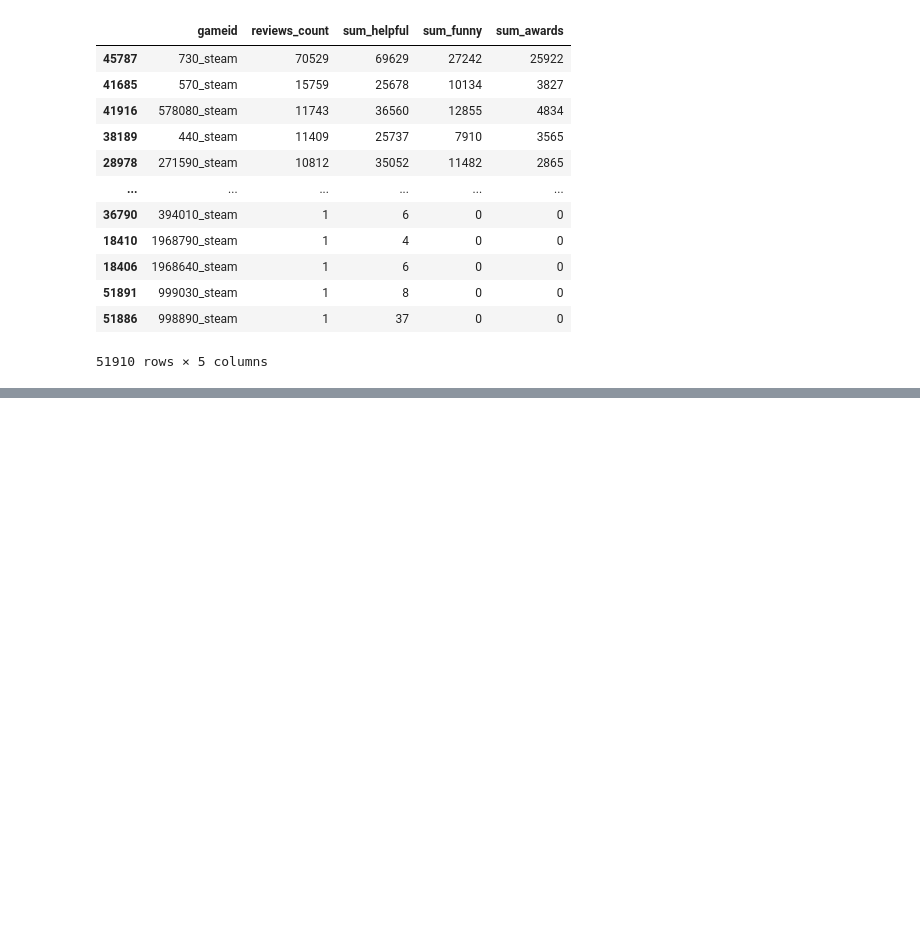
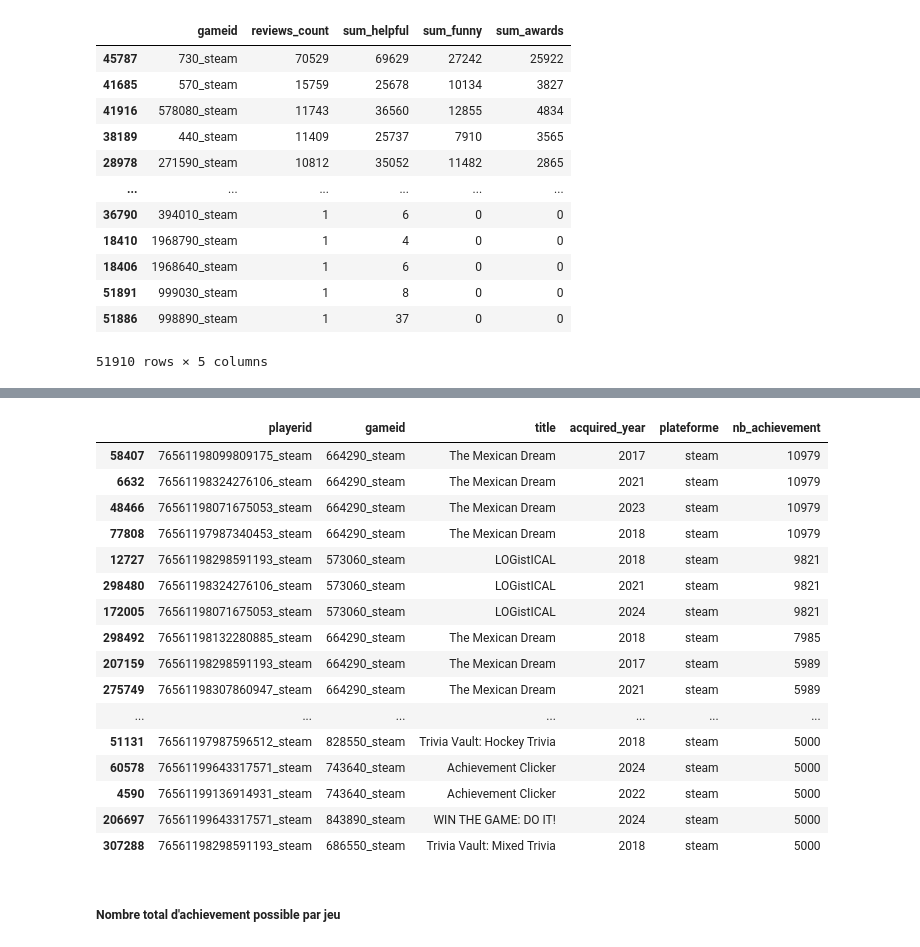
Before and after one commit to isanyams/projet-jeux-video, a Jupyter notebook: projet_jeux_videos_final.ipynb, the cells around one changed output, grey strips where cells are left out. Drawn from its saved outputs; the diff is of its cells as text; code cells hidden in the pictures; blank space fills up the shorter version.

```diff
--- a/projet_jeux_videos_final.ipynb
+++ b/projet_jeux_videos_final.ipynb
@@ -543,0 +746,35 @@ most_reviewed_games
+# %%
+#Nombre d'achievement par année, plateforme, joueur et jeu
+achievement_year_player_game_plateforme = pd.read_csv('achievement_year_player_game_plateforme.csv')
+achievement_year_player_game_plateforme.rename(columns=
+    {
+        'PLAYERID':'playerid',
+        'GAMEID':'gameid',
+        'ACQUIRED_YEAR':'acquired_year',
+        'TITLE':'title',
+        'PLATEFORME':'plateforme',
+        'NB_ACHIVEMENT':'nb_achievement'
+    },
+    inplace=True
+)
+achievement_year_player_game_plateforme.sort_values(by='nb_achievement', ascending=False).head(50)
+# %% [output]
+|  | playerid | gameid | title | acquired_year | plateforme | nb_achievement |
+| 58407 | 76561198099809175_steam | 664290_steam | The Mexican Dream | 2017 | steam | 10979 |
+| 6632 | 76561198324276106_steam | 664290_steam | The Mexican Dream | 2021 | steam | 10979 |
+| 48466 | 76561198071675053_steam | 664290_steam | The Mexican Dream | 2023 | steam | 10979 |
+| 77808 | 76561197987340453_steam | 664290_steam | The Mexican Dream | 2018 | steam | 10979 |
+| 12727 | 76561198298591193_steam | 573060_steam | LOGistICAL | 2018 | steam | 9821 |
+| 298480 | 76561198324276106_steam | 573060_steam | LOGistICAL | 2021 | steam | 9821 |
+| 172005 | 76561198071675053_steam | 573060_steam | LOGistICAL | 2024 | steam | 9821 |
+| 298492 | 76561198132280885_steam | 664290_steam | The Mexican Dream | 2018 | steam | 7985 |
+| 207159 | 76561198298591193_steam | 664290_steam | The Mexican Dream | 2017 | steam | 5989 |
+| 275749 | 76561198307860947_steam | 664290_steam | The Mexican Dream | 2021 | steam | 5989 |
+| ... | ... | ... | ... | ... | ... | ... |
+| 51131 | 76561197987596512_steam | 828550_steam | Trivia Vault: Hockey Trivia | 2018 | steam | 5000 |
+| 60578 | 76561199643317571_steam | 743640_steam | Achievement Clicker | 2024 | steam | 5000 |
+| 4590 | 76561199136914931_steam | 743640_steam | Achievement Clicker | 2022 | steam | 5000 |
+| 206697 | 76561199643317571_steam | 843890_steam | WIN THE GAME: DO IT! | 2024 | steam | 5000 |
+| 307288 | 76561198298591193_steam | 686550_steam | Trivia Vault: Mixed Trivia | 2018 | steam | 5000 |
+# %% [markdown]
+##### Nombre total d'achievement possible par jeu
```
Also changed, not shown: parts of 46 cells of this notebook.
